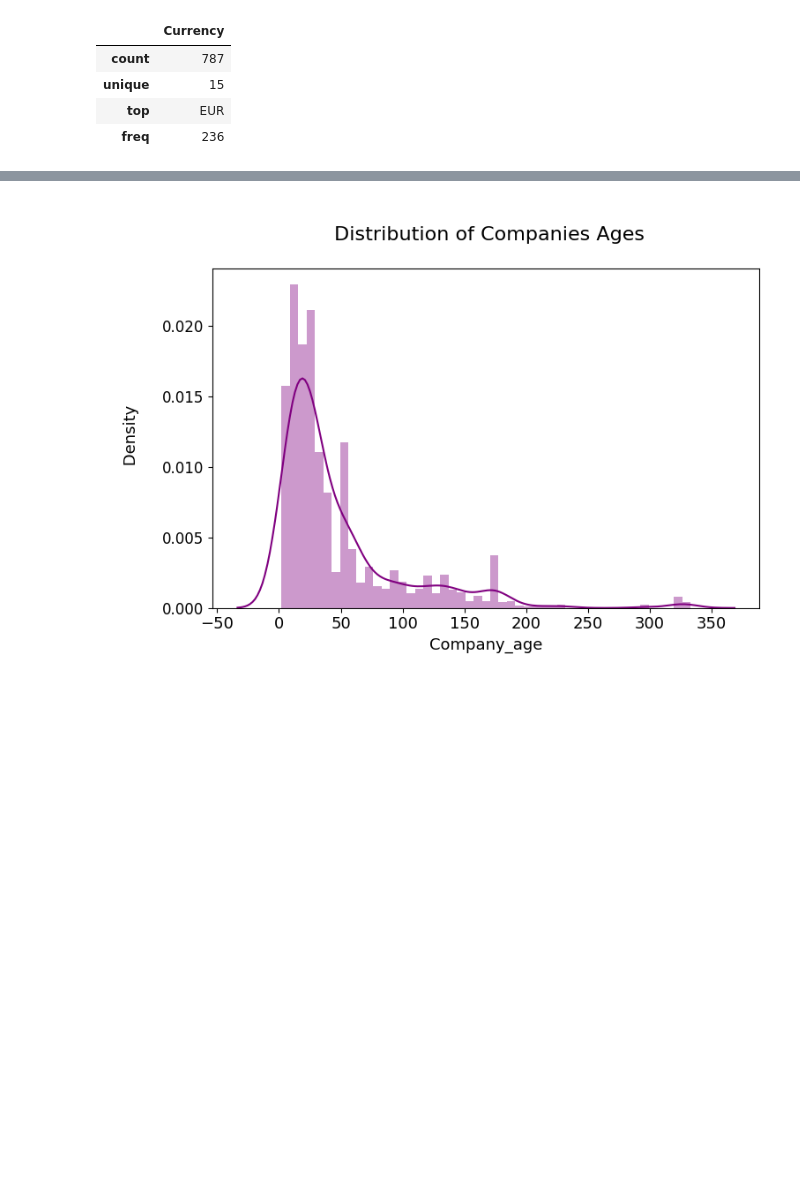
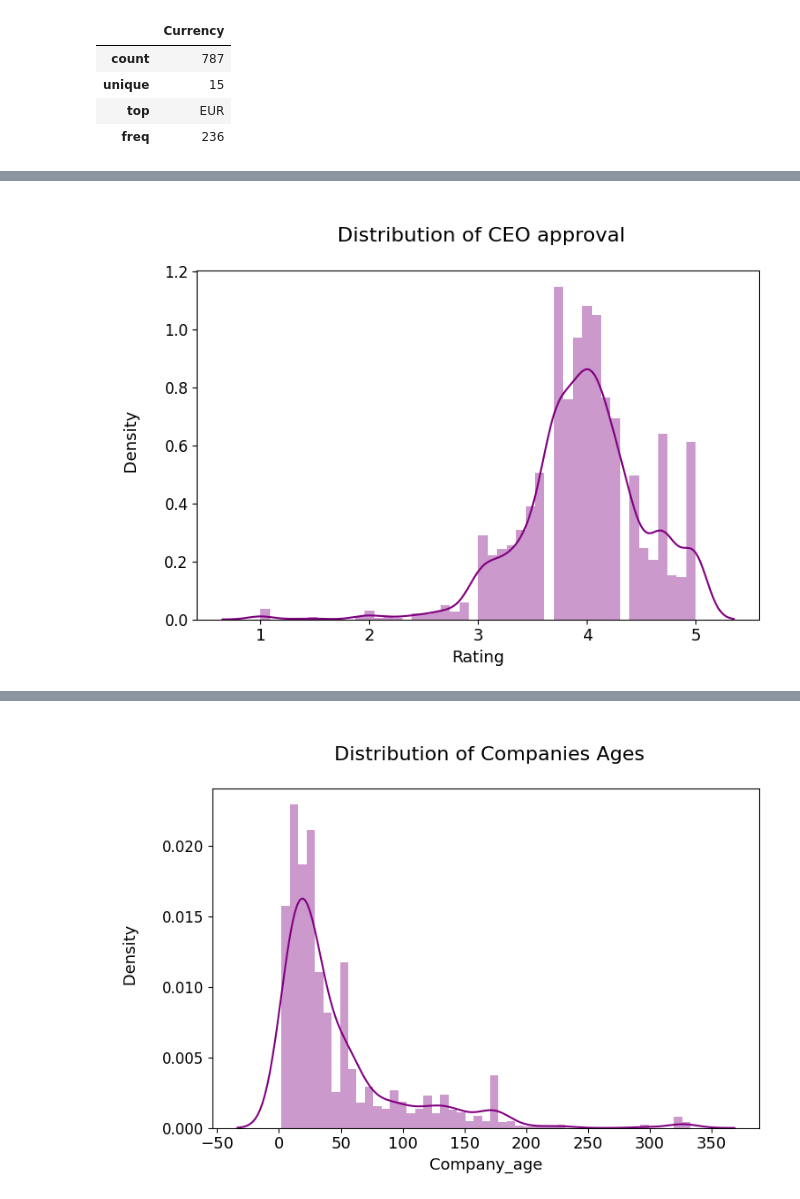
Before and after one commit to Luk-kar/DS_salaries_project, a Jupyter notebook: _003_eda.ipynb, the cells around one changed output, grey strips where cells are left out. Saved outputs shown, nothing was run; the diff lists cells and outputs as text; code cells hidden in the pictures; blank space fills up the shorter version.

```diff
--- a/_003_eda.ipynb
+++ b/_003_eda.ipynb
@@ -489,0 +516,10 @@ data['Company_info'].describe(include=object)
+# %%
+def show_distribution(df: pd.DataFrame, title: str):
+    plt.figure(figsize=(8,5))
+    plt.title(f'\n Distribution of {title}\n', size=16, color='black')
+    plt.xlabel('\n Rating \n', fontsize=13, color='black')
+    plt.ylabel('\n Density\n', fontsize=13, color='black')
+    plt.xticks(fontsize=13)
+    plt.yticks(fontsize=12)
+    sns.distplot(data['Company_info']['Rating'],color="purple")
+    plt.show()
@@ -489,0 +533,4 @@ data['Company_info'].describe(include=object)
+# %%
+show_distribution(data['Company_info']['CEO_approval'], "CEO approval")
+# %% [output]
+[figure, added]
```
Also changed, not shown: parts of 24 cells of this notebook, 2 other files.
